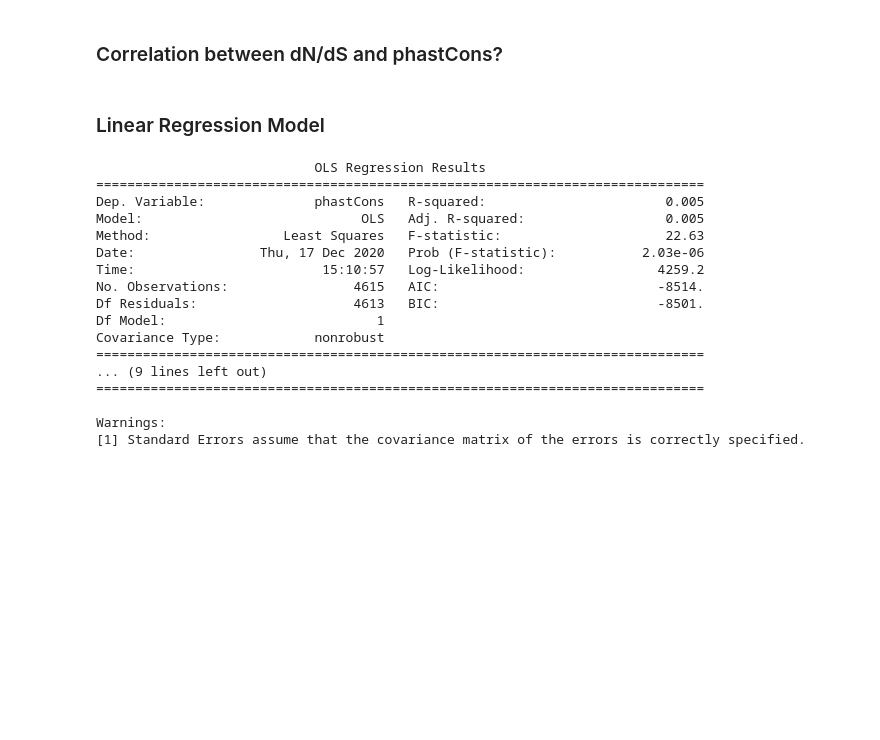
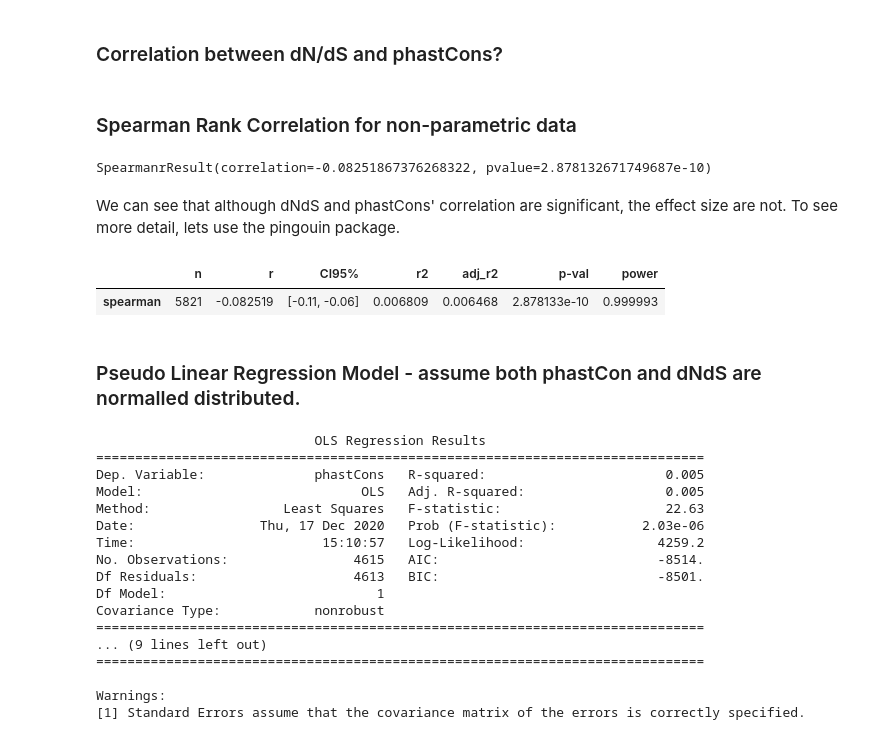
Before and after one commit to VeritatemAmo/neuron-glia-dNdS, a Jupyter notebook: jupyter_notebooks/mouse.phastCons_stats.ipynb, the cells around one changed output. Drawn from its saved outputs; the diff is of its cells as text; code cells hidden in the pictures; blank space fills up the shorter version.

```diff
--- a/jupyter_notebooks/mouse.phastCons_stats.ipynb
+++ b/jupyter_notebooks/mouse.phastCons_stats.ipynb
@@ -208,3 +243,11 @@ all_df['phastCons']=all_df['phastCons'].astype(float)
 # %%
 # remove outliers where dN/dS is greater than or equals to 2
 no_outlier_df=all_df[all_df['dNdS']<2]
+# %% [markdown]
+### Spearman Rank Correlation for non-parametric data
+# %%
+stats.spearmanr(no_outlier_df.dNdS.values,no_outlier_df.phastCons.values)
+# %% [output]
+SpearmanrResult(correlation=-0.08251867376268322, pvalue=2.878132671749687e-10)
+# %% [markdown]
+We can see that although dNdS and phastCons' correlation are significant, the effect size are not. To see more detail, lets use the pingouin package.
@@ -211,5 +256,10 @@ no_outlier_df=all_df[all_df['dNdS']<2]
+# %%
+pg.corr(no_outlier_df.dNdS.values,no_outlier_df.phastCons.values,method='spearman')
+# %% [output]
+|  | n | r | CI95% | r2 | adj_r2 | p-val | power |
+| spearman | 5821 | -0.082519 | [-0.11, -0.06] | 0.006809 | 0.006468 | 2.878133e-10 | 0.999993 |
 # %% [markdown]
-### Linear Regression Model
+### Pseudo Linear Regression Model - assume both phastCon and dNdS are normalled distributed.
 # %%
 import patsy
 # %%
```
Also changed, not shown: parts of 3 cells of this notebook, 40 other files.
